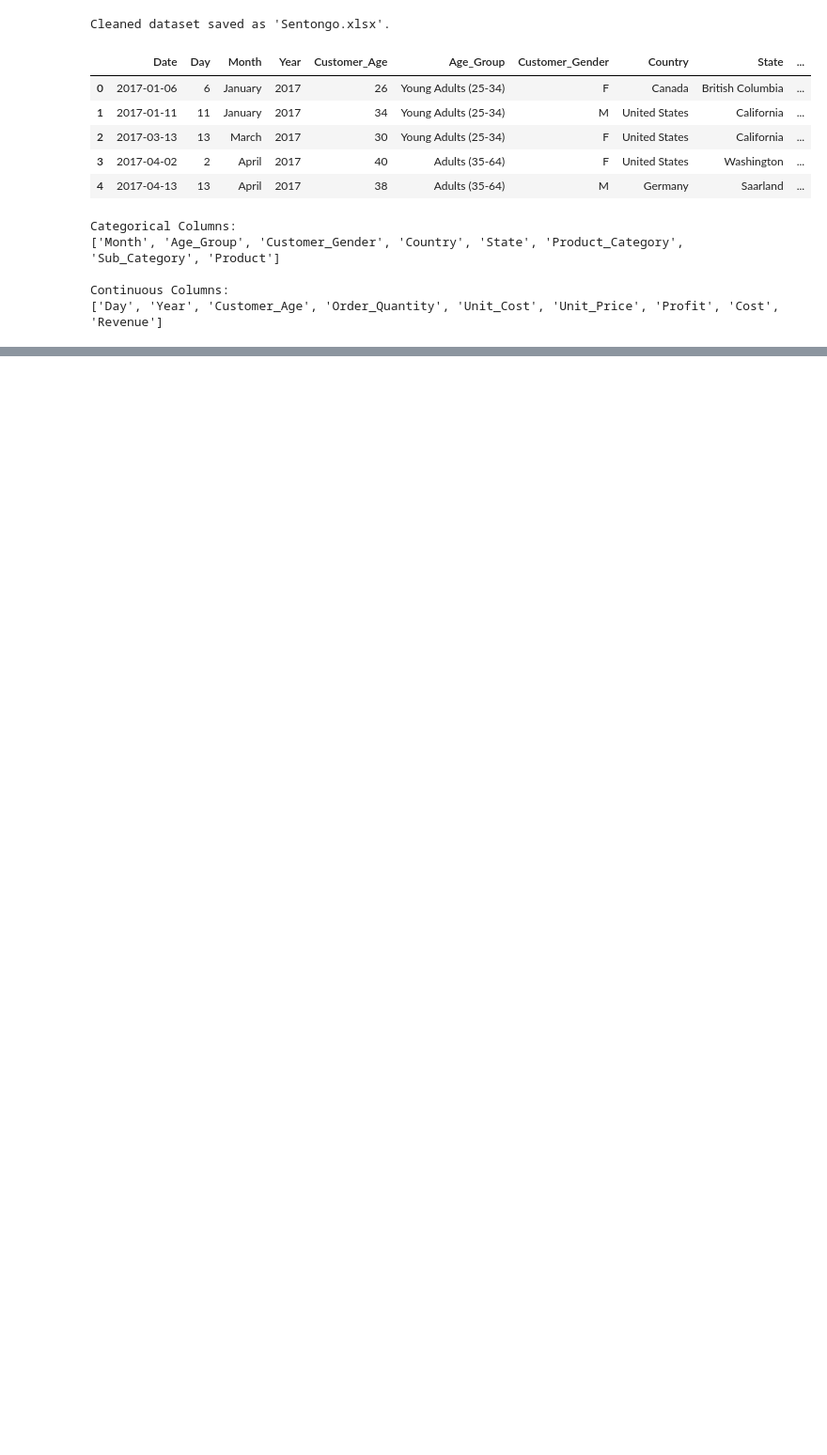
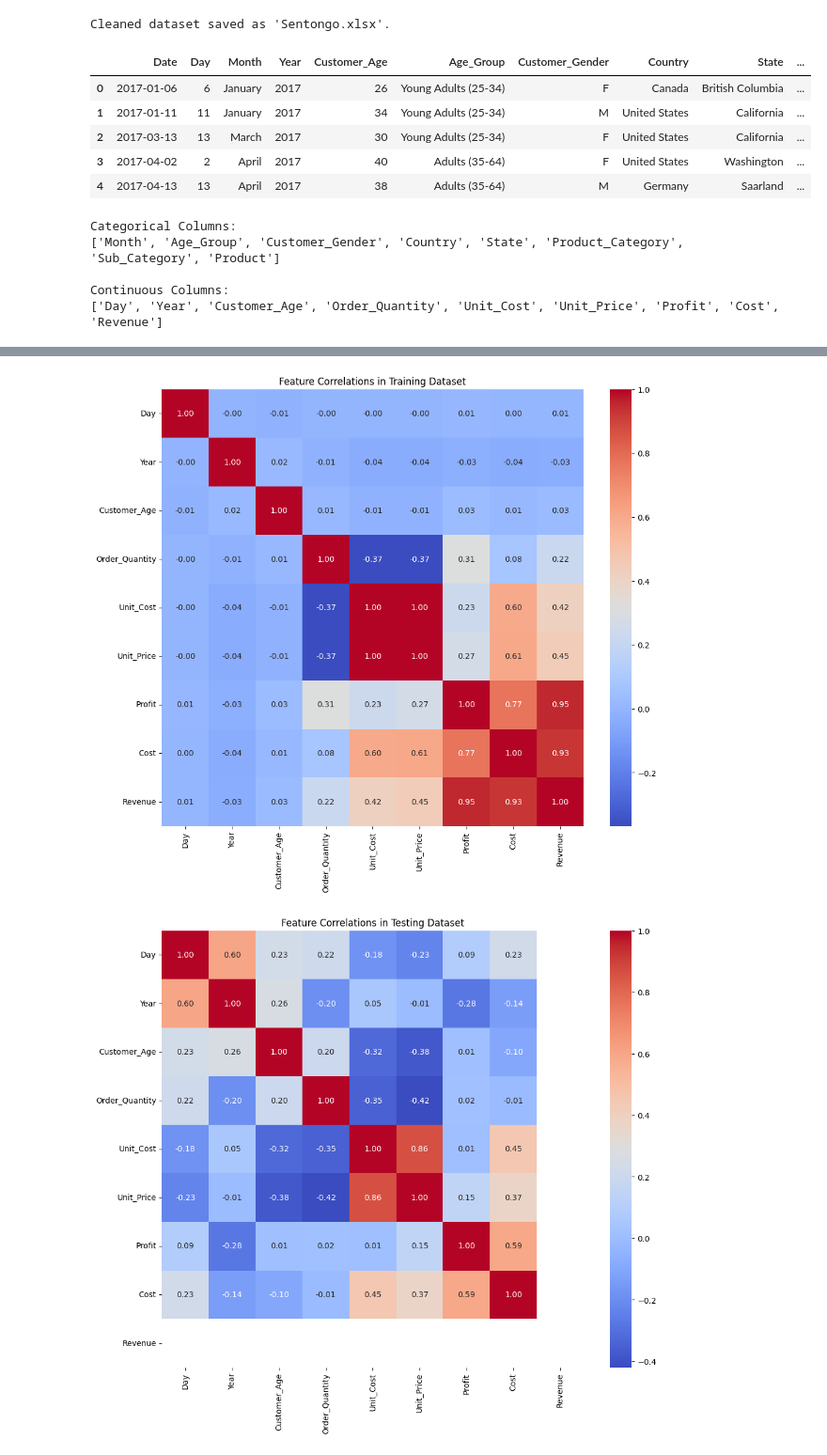
Before and after one commit to sentongo-web/Data-mining, a Jupyter notebook: Bike_Sales.ipynb, the cells around one changed output, grey strips where cells are left out. Shown: that part at 94% size. Drawn from its saved outputs; the diff is of its cells as text; code cells hidden in the pictures; blank space fills up the shorter version.

```diff
--- a/Bike_Sales.ipynb
+++ b/Bike_Sales.ipynb
@@ -235,0 +462,23 @@ Continuous Columns:
+# %%
+def plot_correlations(df, name):
+    """
+    Plot the correlations between numeric features in the dataframe.
+
+    Args:
+        df (pd.DataFrame): The dataframe to plot.
+        name (str): The name of the dataset.
+    """
+    # Select only numeric columns
+    numeric_df = df.select_dtypes(include=['number'])
+
+    plt.figure(figsize=(12, 10))
+    sns.heatmap(numeric_df.corr(), annot=True, cmap='coolwarm', fmt=".2f")
+    plt.title(f"Feature Correlations in {name} Dataset")
+    plt.show()
+
+# Plot correlations
+plot_correlations(train_data, "Training")
+plot_correlations(test_data, "Testing")
+# %% [output]
+[figure, added]
+[figure, added]
```
Also changed, not shown: parts of 22 cells of this notebook.
